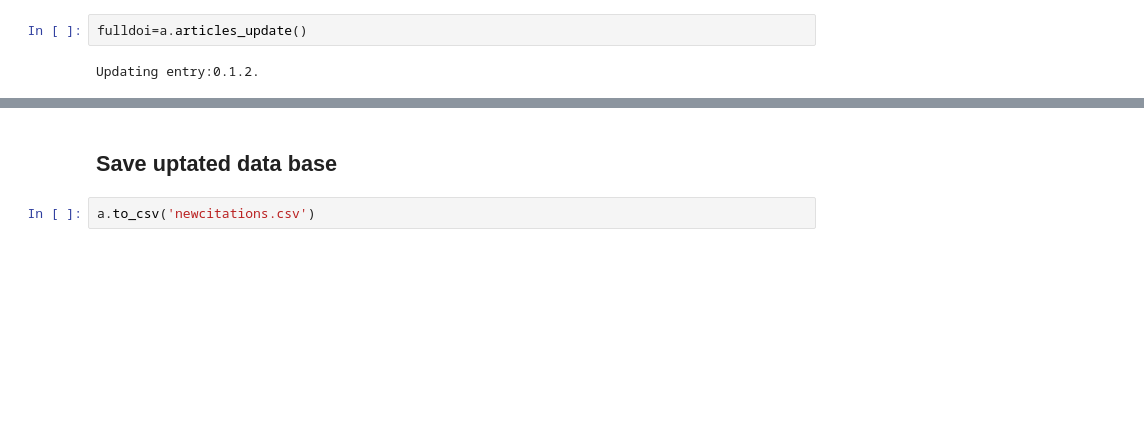
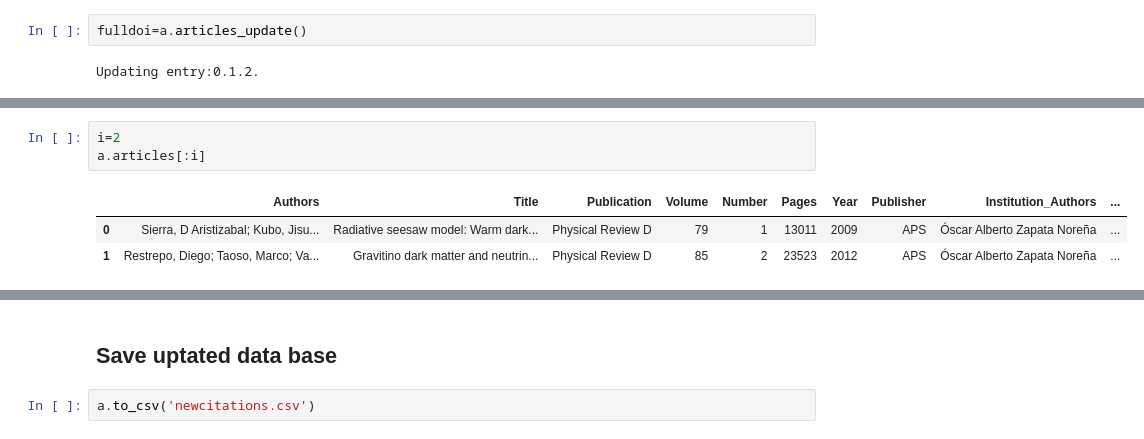
Before and after one commit to restrepo/articles, a Jupyter notebook: dev.ipynb, the cells around one changed output, grey strips where cells are left out. Cells and saved outputs as stored; diff of their text form; blank space fills up the shorter version.

```diff
--- a/dev.ipynb
+++ b/dev.ipynb
@@ -337,0 +404,7 @@ fulldoi[:1]
+# %%
+i=2
+a.articles[:i]
+# %% [output]
+|  | Authors | Title | Publication | Volume | Number | Pages | Year | Publisher | Institution_Authors | ... |
+| 0 | Sierra, D Aristizabal; Kubo, Jisu... | Radiative seesaw model: Warm dark... | Physical Review D | 79 | 1 | 13011 | 2009 | APS | Óscar Alberto Zapata Noreña | ... |
+| 1 | Restrepo, Diego; Taoso, Marco; Va... | Gravitino dark matter and neutrin... | Physical Review D | 85 | 2 | 23523 | 2012 | APS | Óscar Alberto Zapata Noreña | ... |
```
Also changed, not shown: parts of 18 cells of this notebook, 4 other files.
